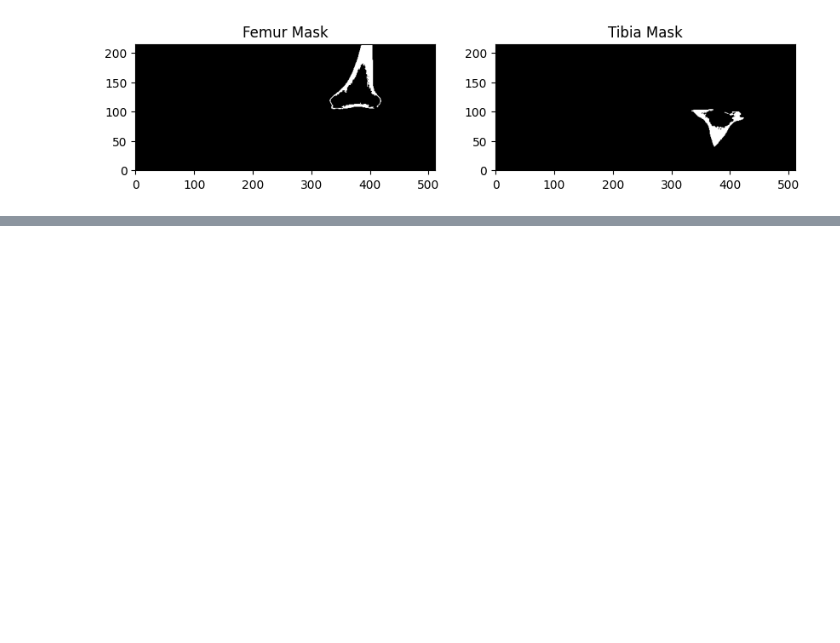
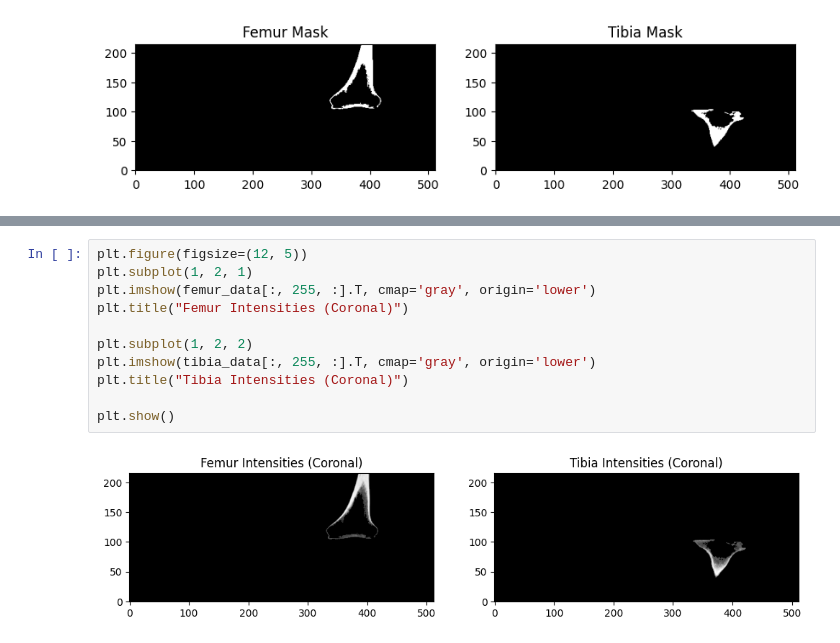
Before and after one commit to Aakriti555/Nammi-assignment, a Jupyter notebook: left_knee_Bone_Segementation.ipynb, the cells around one changed output, grey strips where cells are left out. Cells and saved outputs as stored; diff of their text form; blank space fills up the shorter version.

```diff
--- a/left_knee_Bone_Segementation.ipynb
+++ b/left_knee_Bone_Segementation.ipynb
@@ -164,0 +198,13 @@ plt.show()
+# %%
+plt.figure(figsize=(12, 5))
+plt.subplot(1, 2, 1)
+plt.imshow(femur_data[:, 255, :].T, cmap='gray', origin='lower')
+plt.title("Femur Intensities (Coronal)")
+
+plt.subplot(1, 2, 2)
+plt.imshow(tibia_data[:, 255, :].T, cmap='gray', origin='lower')
+plt.title("Tibia Intensities (Coronal)")
+
+plt.show()
+# %% [output]
+[figure, added]
```
Also changed, not shown: parts of 4 cells of this notebook.
